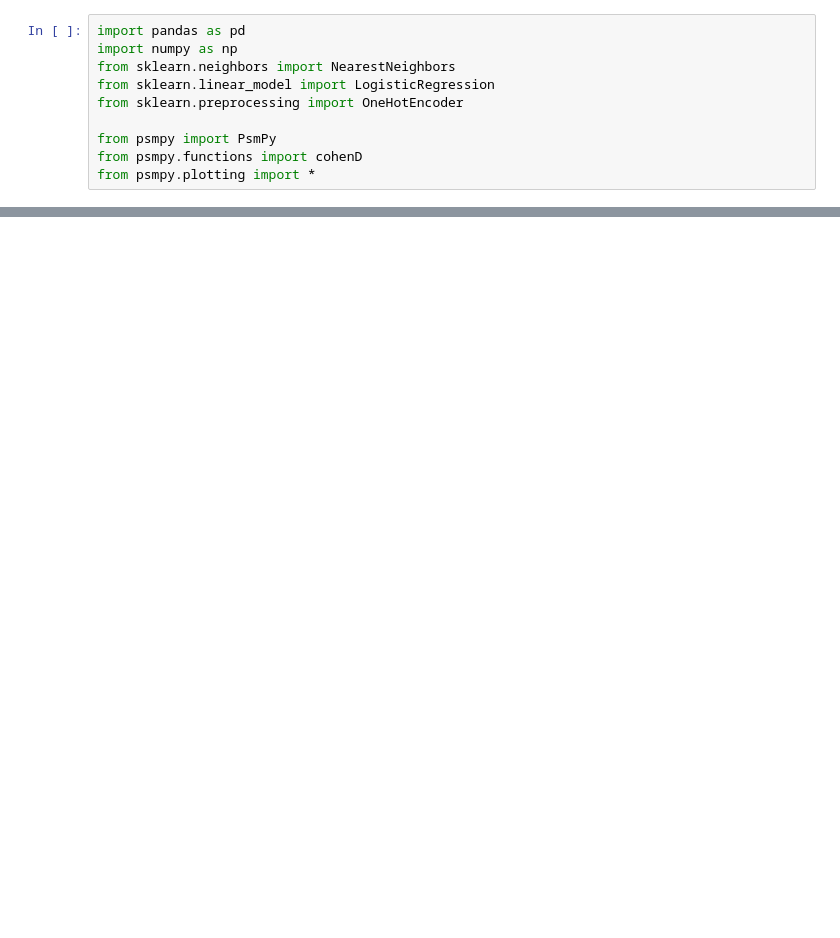
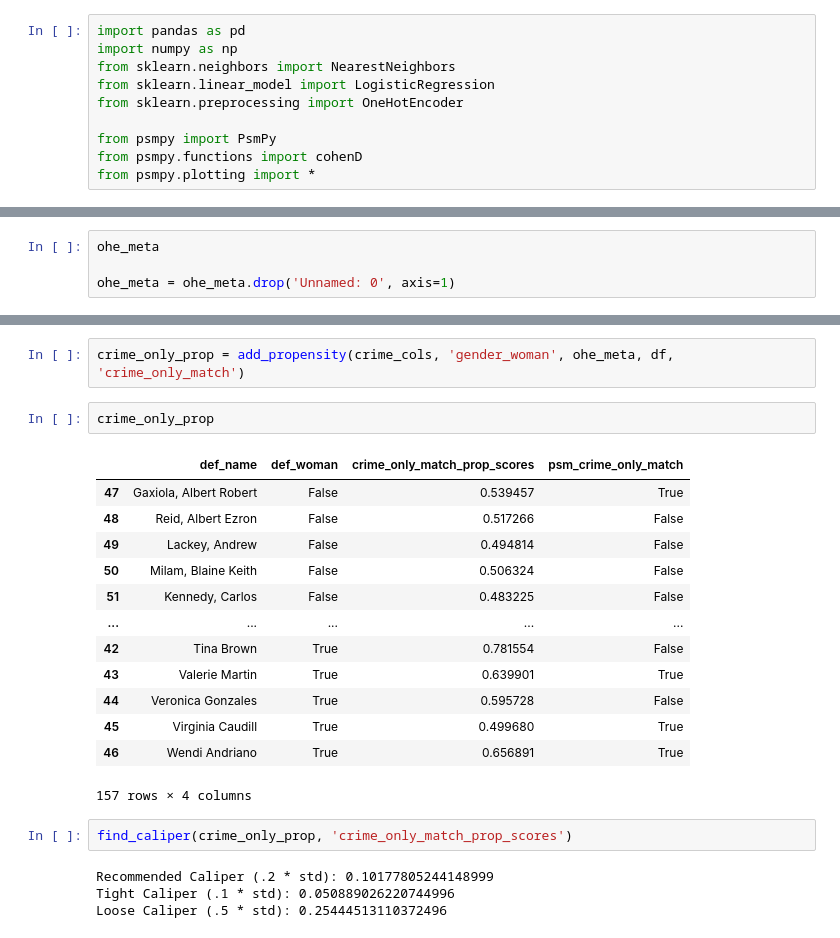
Before and after one commit to camille2019/Women-Capital-Trial-Analysis, a Jupyter notebook: propensity_matching_psm.ipynb, the cells around one changed output, grey strips where cells are left out. Cells and saved outputs as stored; diff of their text form; blank space fills up the shorter version.

```diff
--- a/propensity_matching_psm.ipynb
+++ b/propensity_matching_psm.ipynb
@@ -44,0 +46,4 @@ ohe_meta = pd.read_csv('/content/drive/MyDrive/Capital_trials/ohe_metadata_only.
+# %%
+ohe_meta
+
+ohe_meta = ohe_meta.drop('Unnamed: 0', axis=1)
@@ -140,0 +212,24 @@ updated_df.to_csv(save_path+ '/meta_with_psm_matches_caliper.csv')
+# %%
+crime_only_prop = add_propensity(crime_cols, 'gender_woman', ohe_meta, df, 'crime_only_match')
+# %%
+crime_only_prop
+# %% [output]
+|  | def_name | def_woman | crime_only_match_prop_scores | psm_crime_only_match |
+| 47 | Gaxiola, Albert Robert | False | 0.539457 | True |
+| 48 | Reid, Albert Ezron | False | 0.517266 | False |
+| 49 | Lackey, Andrew | False | 0.494814 | False |
+| 50 | Milam, Blaine Keith | False | 0.506324 | False |
+| 51 | Kennedy, Carlos | False | 0.483225 | False |
+| ... | ... | ... | ... | ... |
+| 42 | Tina Brown | True | 0.781554 | False |
+| 43 | Valerie Martin | True | 0.639901 | True |
+| 44 | Veronica Gonzales | True | 0.595728 | False |
+| 45 | Virginia Caudill | True | 0.499680 | True |
+| 46 | Wendi Andriano | True | 0.656891 | True |
+157 rows × 4 columns
+# %%
+find_caliper(crime_only_prop, 'crime_only_match_prop_scores')
+# %% [output]
+Recommended Caliper (.2 * std): 0.10177805244148999
+Tight Caliper (.1 * std): 0.050889026220744996
+Loose Caliper (.5 * std): 0.25444513110372496
```
Also changed, not shown: parts of 30 cells of this notebook.
